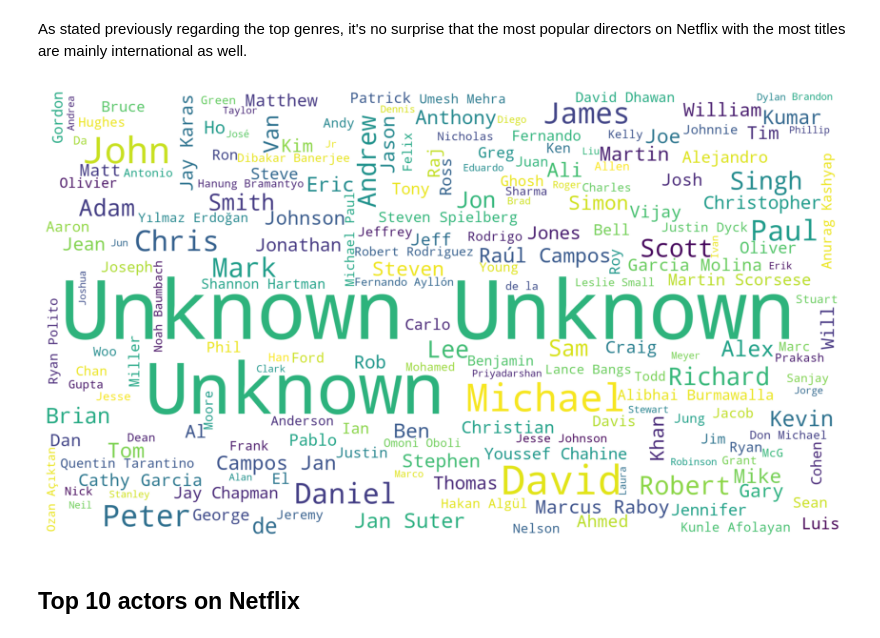
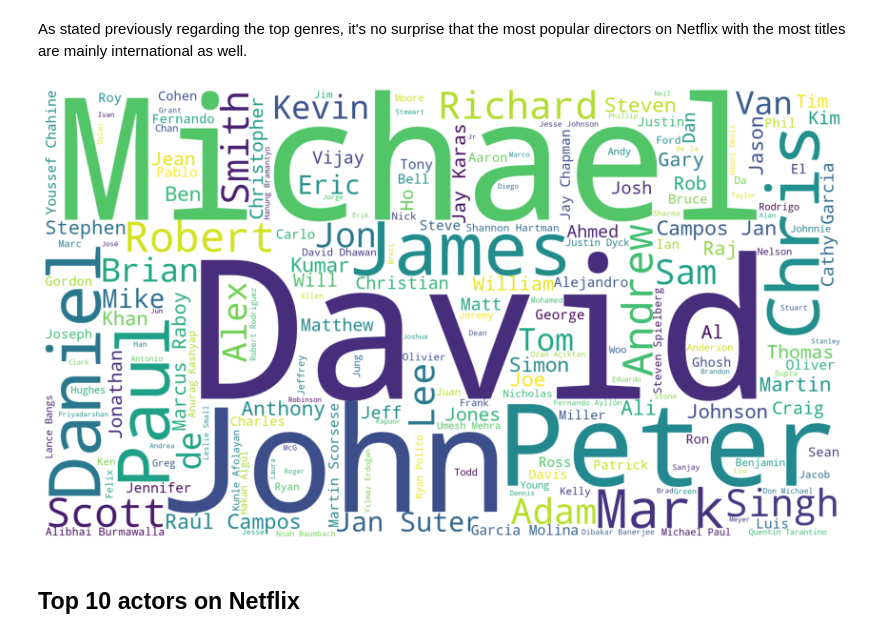
Before and after one commit to Ankushsaini90/NETFLIX-MOVIES-AND-TV-SHOWS-CLUSTERING, a Jupyter notebook: NETFLIX_MOVIES_AND_TV_SHOWS_CLUSTERING.ipynb, the cells around one changed output. Drawn from its saved outputs; the diff is of its cells as text; code cells hidden in the pictures.

```diff
--- a/NETFLIX_MOVIES_AND_TV_SHOWS_CLUSTERING.ipynb
+++ b/NETFLIX_MOVIES_AND_TV_SHOWS_CLUSTERING.ipynb
@@ -378,17 +385,16 @@ As stated previously regarding the top genres, it's no surprise that the most po
 # %%
 # Director cloud
 plt.subplots(figsize=(15,15))
 wordcloud = WordCloud(
                           background_color='white',
                           width=1920,
                           height=1080
-                         ).generate(" ".join(df.director))
+                         ).generate(" ".join(directors))
 plt.imshow(wordcloud)
 plt.axis('off')
-plt.savefig('director.png')
 plt.show()
 # %% [output]
-[figure, old version]
+[figure, new version]
 # %% [markdown]
 ## Top 10 actors on Netflix
 # %%
```
Also changed, not shown: parts of 24 cells of this notebook.
